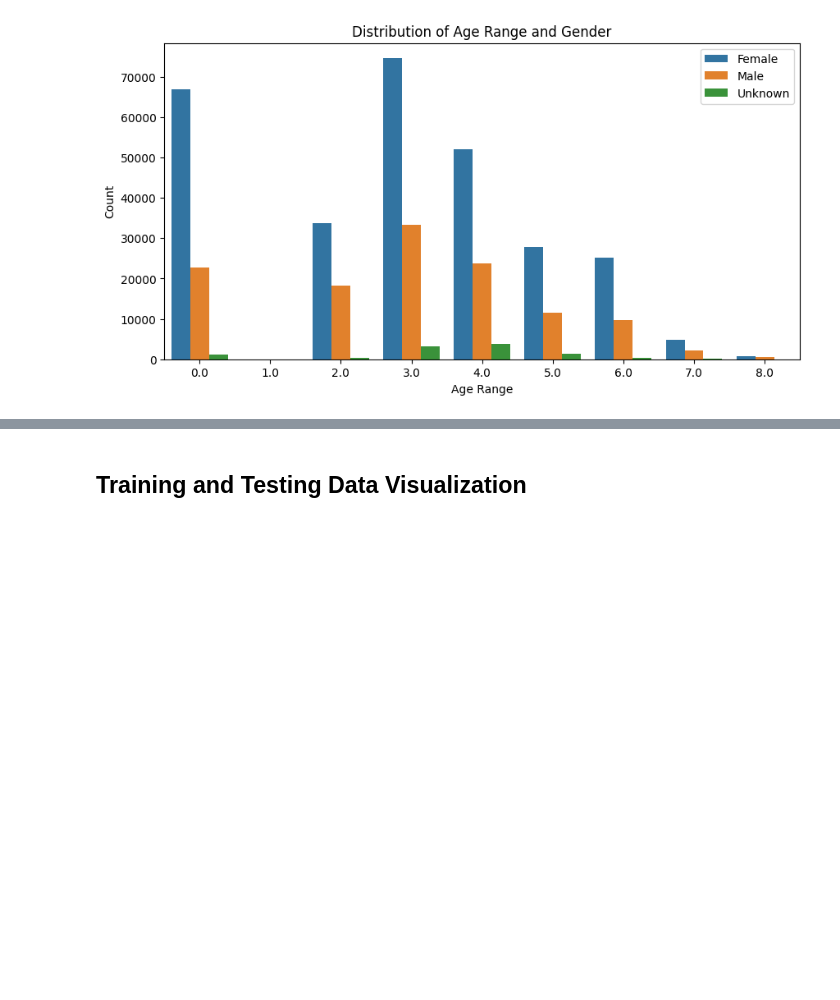
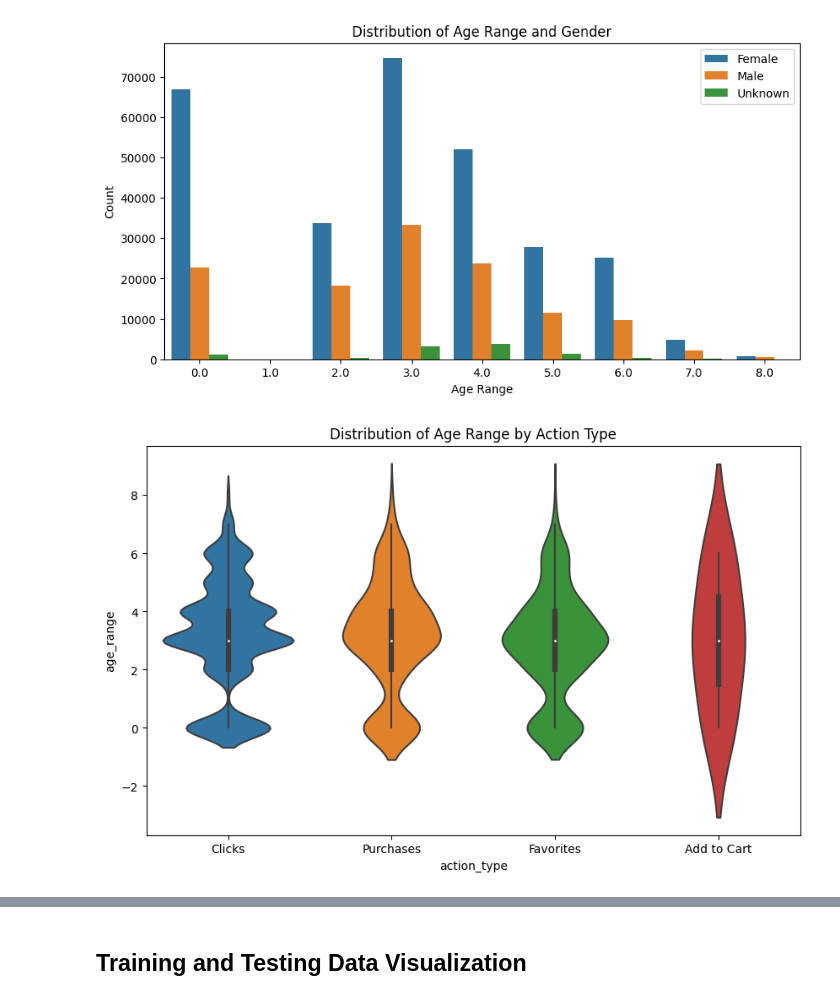
Before and after one commit to CaptainComputer1/CECS550Project, a Jupyter notebook: EM_PR_Final_DataVis.ipynb, the cells around one changed output, grey strips where cells are left out. Drawn from its saved outputs; the diff is of its cells as text; code cells hidden in the pictures; blank space fills up the shorter version.

```diff
--- a/EM_PR_Final_DataVis.ipynb
+++ b/EM_PR_Final_DataVis.ipynb
@@ -109,3 +137,12 @@ plt.legend(['Female', 'Male', 'Unknown'])
 plt.show()
 # %% [output]
 [figure]
+# %%
+# Violin plot - to show age range distribution by action type
+plt.figure(figsize=(10, 6))
+sns.violinplot(x='action_type', y='age_range', data=merged_data)
+plt.title("Distribution of Age Range by Action Type")
+
+plt.show()
+# %% [output]
+[figure, added]
```
Also changed, not shown: parts of 12 cells of this notebook.
